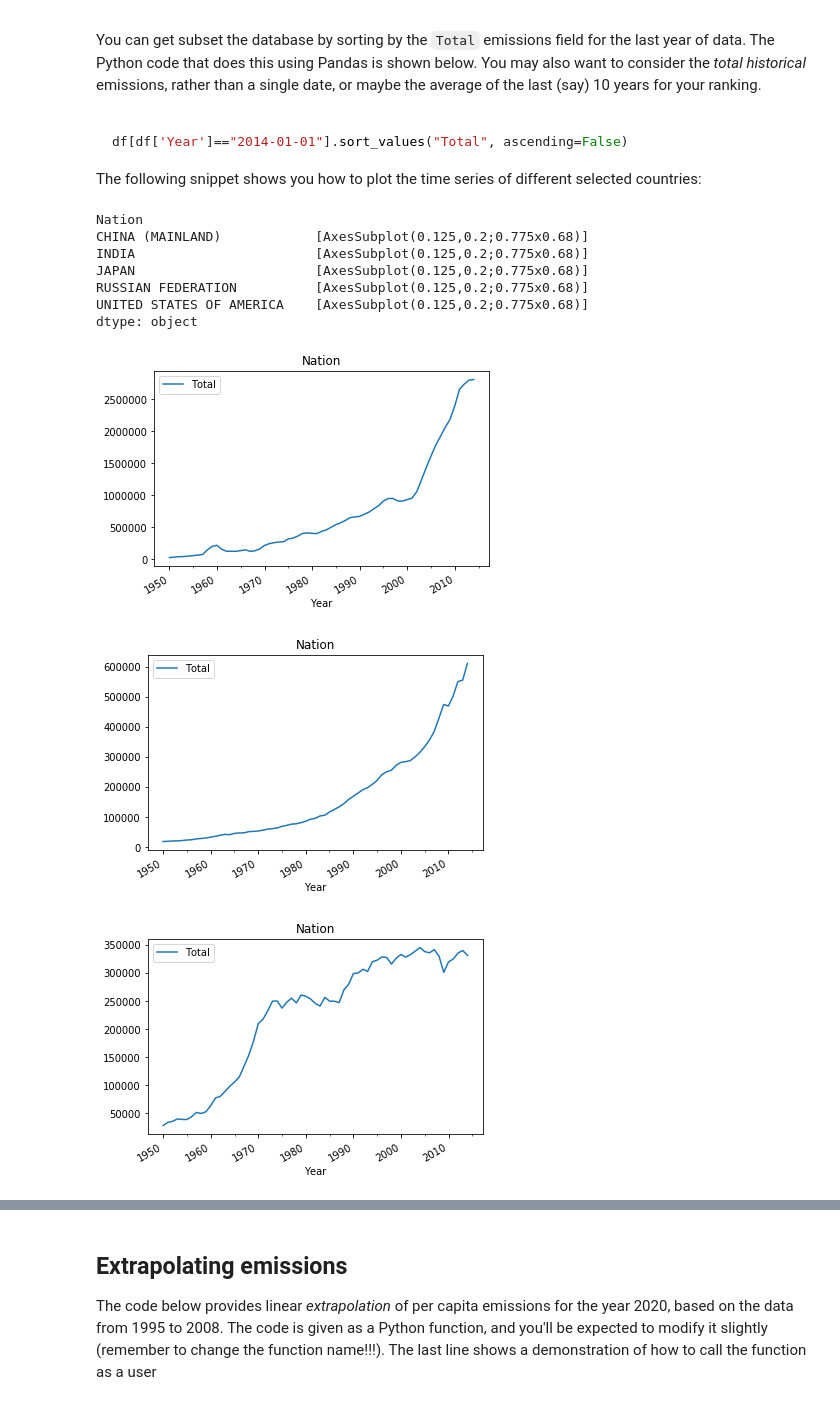
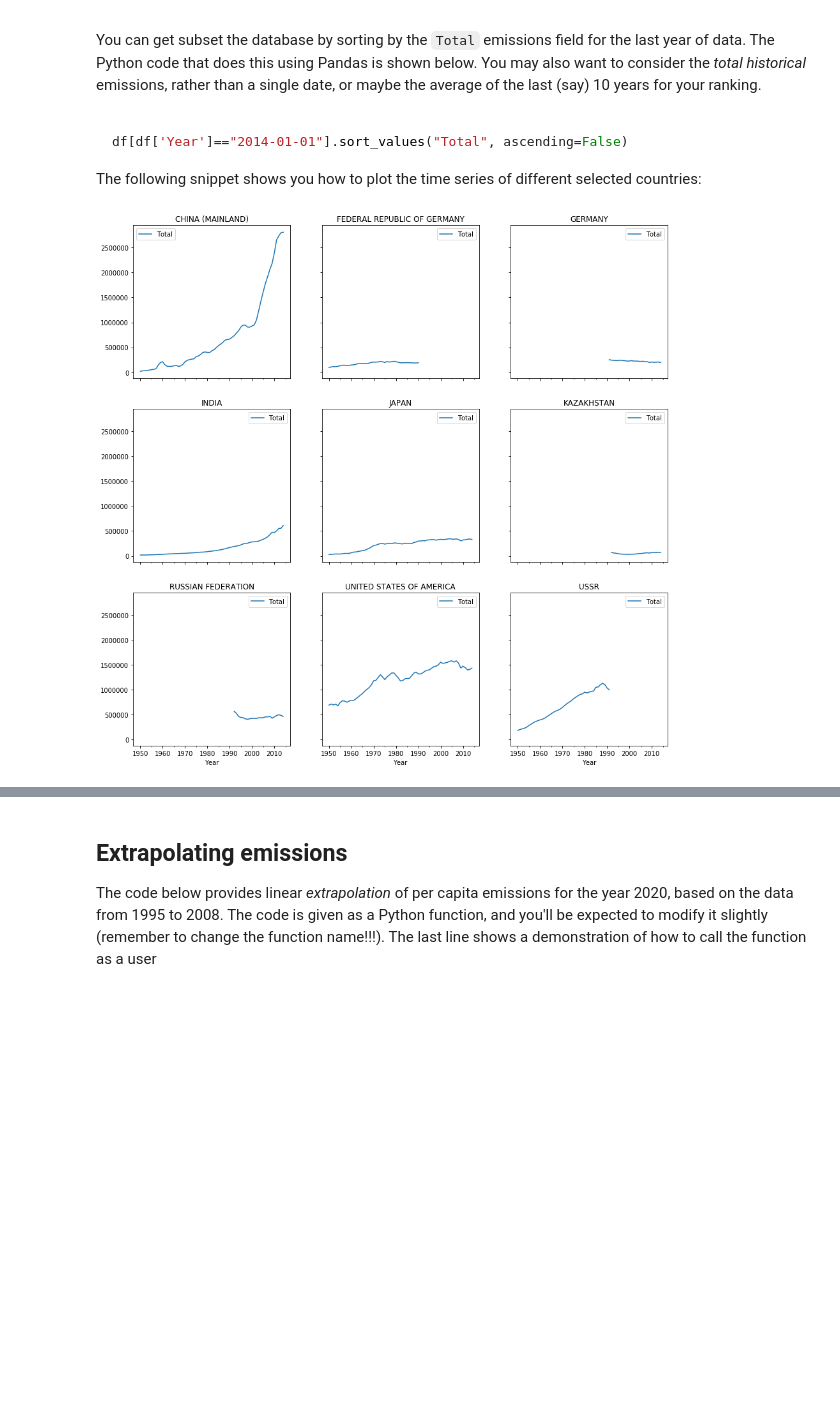
Before and after one commit to jgomezdans/geog0133-exercises, a Jupyter notebook: EmissionsExercise.ipynb, the cells around one changed output, grey strips where cells are left out. Cells and saved outputs as stored; diff of their text form; code cells hidden in the pictures; blank space fills up the shorter version.

Commit message:
Fixed titles on plots
It seems Pandas can't do titles on a grouby statement, so you need
to loop over things to get titles on. Closes #1

```diff
--- a/EmissionsExercise.ipynb
+++ b/EmissionsExercise.ipynb
@@ -76,19 +76,17 @@ df[df['Year']=="2014-01-01"].sort_values("Total", ascending=False)
 
 The following snippet shows you how to plot the time series of different selected countries:
 # %%
-countries = [ "CHINA (MAINLAND)", "INDIA", "JAPAN",
+countries = [ "CHINA (MAINLAND)", "INDIA", "JAPAN", "FEDERAL REPUBLIC OF GERMANY",
+                     "GERMANY", "USSR","KAZAKHSTAN",
                     "RUSSIAN FEDERATION", "UNITED STATES OF AMERICA"]
-df[df["Nation"].isin(countries)].groupby("Nation").plot(x="Year", y=["Total"],
-                                                        subplots=True,sharex=True,
-                                                        sharey=True,title=['Nation'])
+selected_countries_df = df[df["Nation"].isin(countries)].groupby("Nation")
+
+fig, axs = plt.subplots(nrows=3, ncols=3, figsize=(15, 15),
+                       sharex=True, sharey=True)
+axs = axs.flatten()
+
+for i, (nation_name, totals) in enumerate(selected_countries_df):
+    totals.plot(ax=axs[i],
+                x="Year", y="Total", title=nation_name)
 # %% [output]
-Nation
-CHINA (MAINLAND)            [AxesSubplot(0.125,0.2;0.775x0.68)]
-INDIA                       [AxesSubplot(0.125,0.2;0.775x0.68)]
-JAPAN                       [AxesSubplot(0.125,0.2;0.775x0.68)]
-RUSSIAN FEDERATION          [AxesSubplot(0.125,0.2;0.775x0.68)]
-UNITED STATES OF AMERICA    [AxesSubplot(0.125,0.2;0.775x0.68)]
-dtype: object
-[figure, old version]
+[figure, new version]
-[figure, removed]
-[figure, removed]
```
Also changed, not shown: parts of 1 cell of this notebook.
